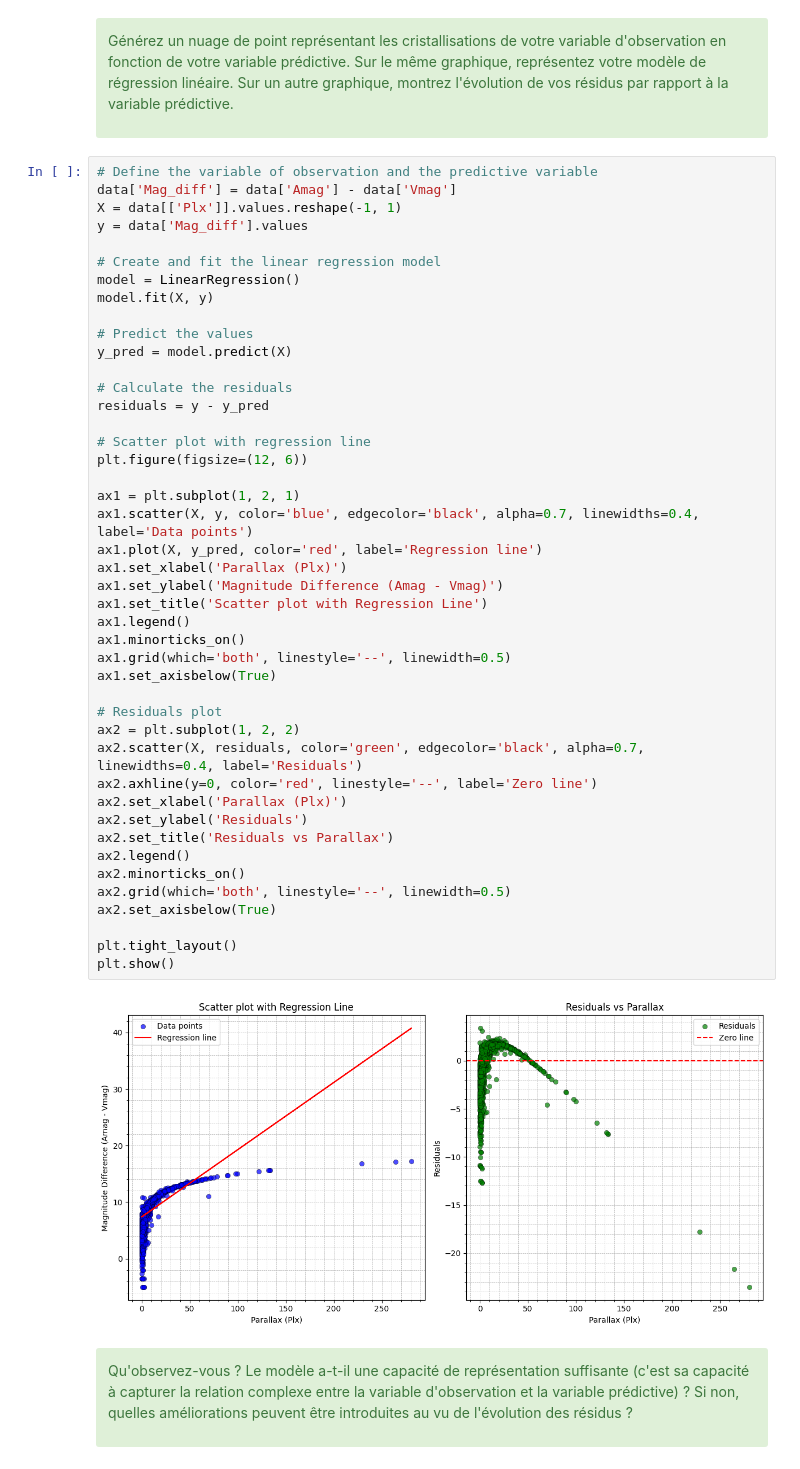
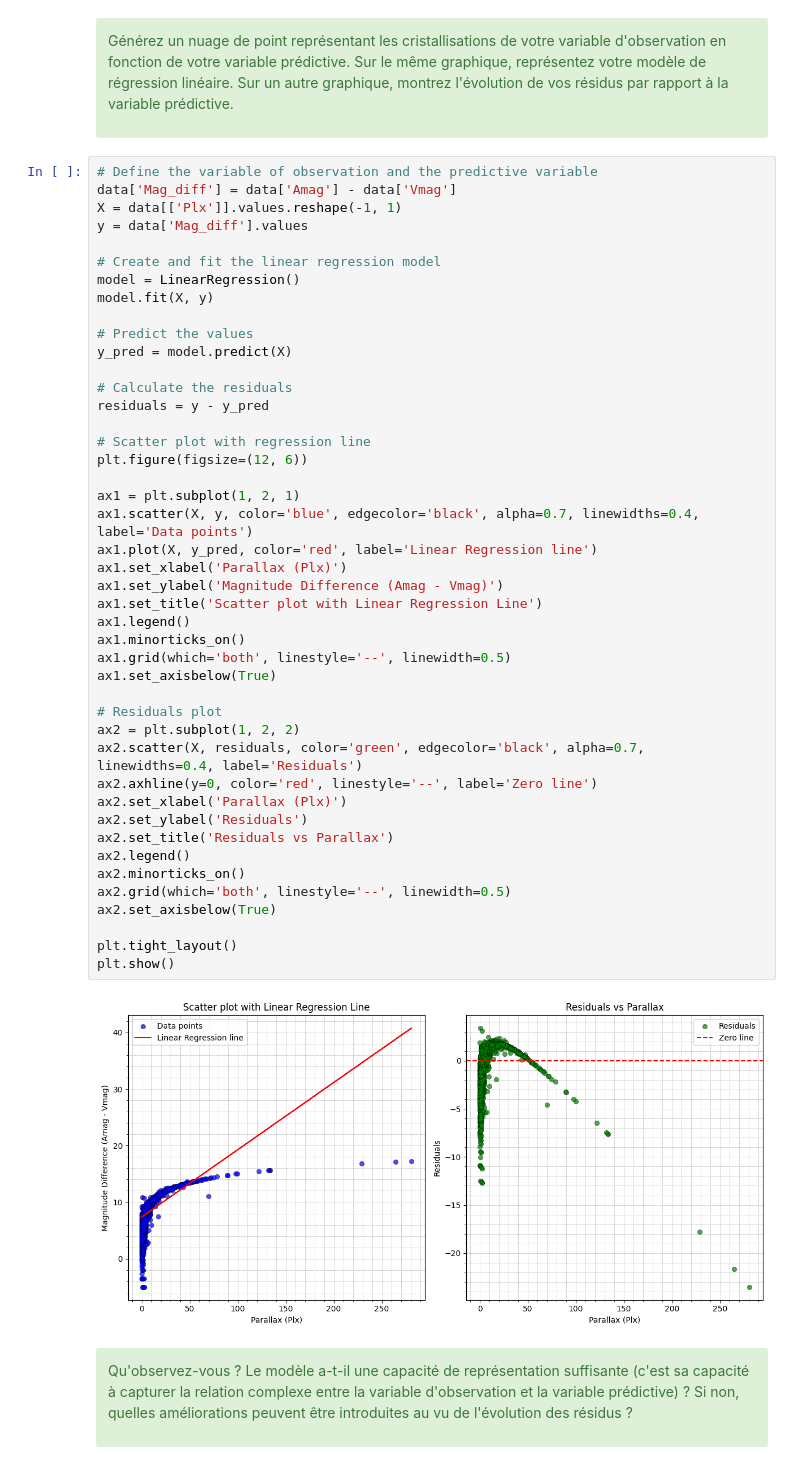
Before and after one commit to LeJzer03/Stat.-Devoir---Github, a Jupyter notebook: math0487_hw2.ipynb, the cells around one changed output. Cells and saved outputs as stored; diff of their text form.

```diff
--- a/math0487_hw2.ipynb
+++ b/math0487_hw2.ipynb
@@ -434,36 +435,36 @@ y_pred = model.predict(X)
 # Calculate the residuals
 residuals = y - y_pred
 
 # Scatter plot with regression line
 plt.figure(figsize=(12, 6))
 
 ax1 = plt.subplot(1, 2, 1)
 ax1.scatter(X, y, color='blue', edgecolor='black', alpha=0.7, linewidths=0.4, label='Data points')
-ax1.plot(X, y_pred, color='red', label='Regression line')
+ax1.plot(X, y_pred, color='red', label='Linear Regression line')
 ax1.set_xlabel('Parallax (Plx)')
 ax1.set_ylabel('Magnitude Difference (Amag - Vmag)')
-ax1.set_title('Scatter plot with Regression Line')
+ax1.set_title('Scatter plot with Linear Regression Line')
 ax1.legend()
 ax1.minorticks_on()
 ax1.grid(which='both', linestyle='--', linewidth=0.5)
 ax1.set_axisbelow(True)
 
 # Residuals plot
 ax2 = plt.subplot(1, 2, 2)
 ax2.scatter(X, residuals, color='green', edgecolor='black', alpha=0.7, linewidths=0.4, label='Residuals')
 ax2.axhline(y=0, color='red', linestyle='--', label='Zero line')
 ax2.set_xlabel('Parallax (Plx)')
 ax2.set_ylabel('Residuals')
 ax2.set_title('Residuals vs Parallax')
 ax2.legend()
 ax2.minorticks_on()
 ax2.grid(which='both', linestyle='--', linewidth=0.5)
 ax2.set_axisbelow(True)
 
 plt.tight_layout()
 plt.show()
 # %% [output]
-[figure, old version]
+[figure, new version]
 # %% [markdown]
 <div class="alert alert-block alert-success">
 
```
Also changed, not shown: parts of 11 cells of this notebook.
